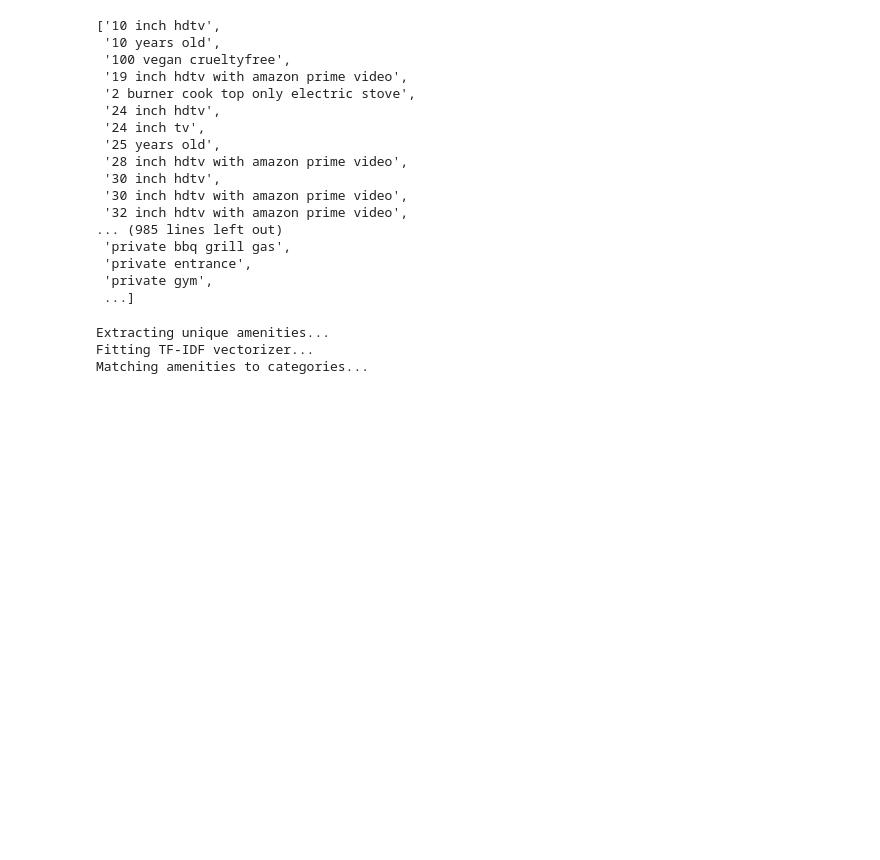
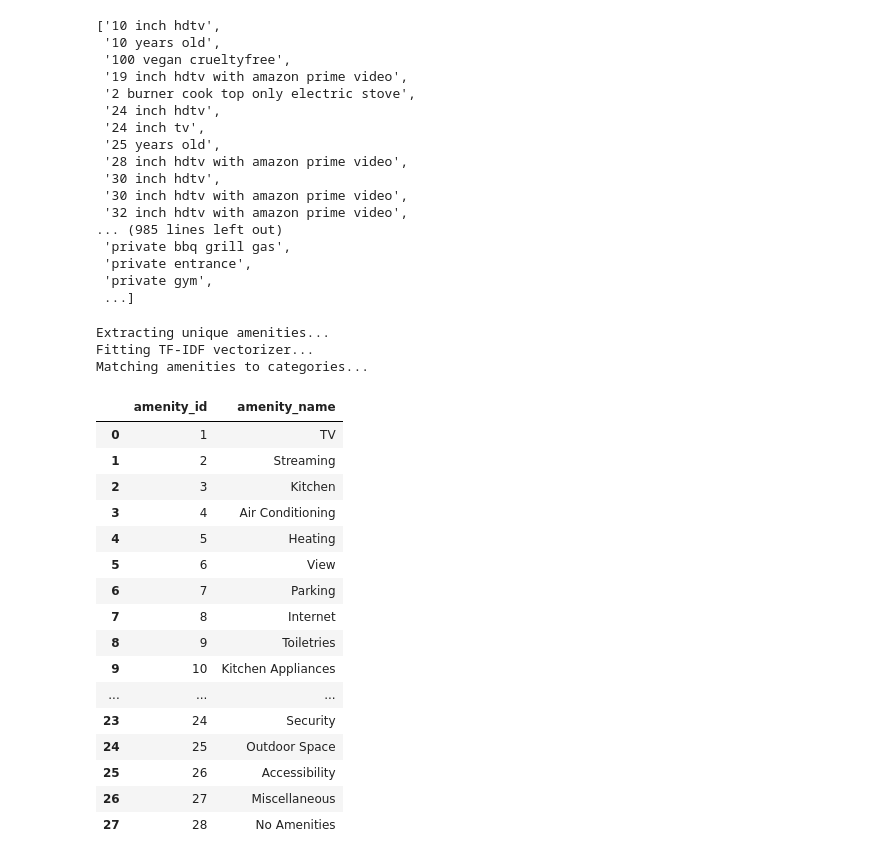
Before and after one commit to santoshsaranyan/bostonairbnb, a Jupyter notebook: utilities/preprocessdata.ipynb, the cells around one changed output. Cells and saved outputs as stored; diff of their text form; code cells hidden in the pictures; blank space fills up the shorter version.

Commit message:
Cleaned listings and hosts data

```diff
--- a/utilities/preprocessdata.ipynb
+++ b/utilities/preprocessdata.ipynb
@@ -246,3 +222,30 @@ listings_df['amenity_categories'] = listings_df['amenities'].apply(
 Extracting unique amenities...
 Fitting TF-IDF vectorizer...
 Matching amenities to categories...
+# %%
+unique_amenity_categories = list(amenity_category_map.keys())
+
+amenity_df = pd.DataFrame({
+    'amenity_id': range(1, len(unique_amenity_categories) + 1),
+    'amenity_name': unique_amenity_categories
+})
+# %%
+amenity_df
+# %% [output]
+|  | amenity_id | amenity_name |
+| 0 | 1 | TV |
+| 1 | 2 | Streaming |
+| 2 | 3 | Kitchen |
+| 3 | 4 | Air Conditioning |
+| 4 | 5 | Heating |
+| 5 | 6 | View |
+| 6 | 7 | Parking |
+| 7 | 8 | Internet |
+| 8 | 9 | Toiletries |
+| 9 | 10 | Kitchen Appliances |
+| ... | ... | ... |
+| 23 | 24 | Security |
+| 24 | 25 | Outdoor Space |
+| 25 | 26 | Accessibility |
+| 26 | 27 | Miscellaneous |
+| 27 | 28 | No Amenities |
```
Also changed, not shown: parts of 30 cells of this notebook, 2 other files.
